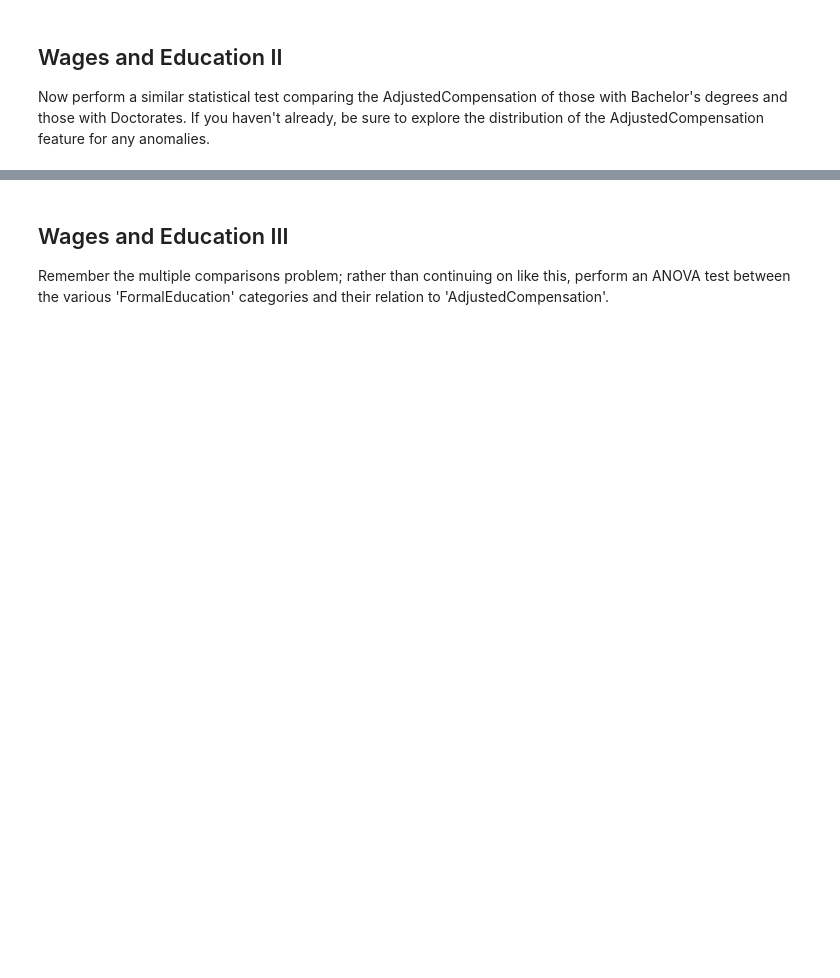
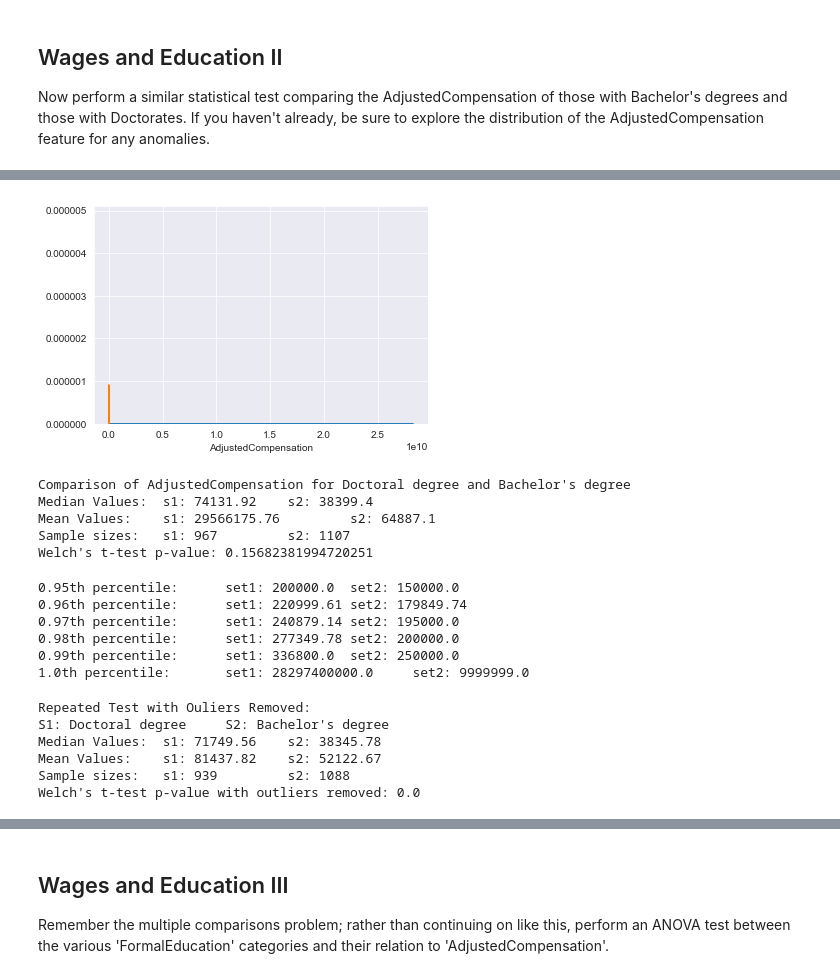
Before and after one commit to magnawhale/dsc-in-depth-ab-testing-lab-online-ds-ft-051319, a Jupyter notebook: index.ipynb, the cells around one changed output, grey strips where cells are left out. Cells and saved outputs as stored; diff of their text form; code cells hidden in the pictures; blank space fills up the shorter version.

```diff
--- a/index.ipynb
+++ b/index.ipynb
@@ -90,0 +170,61 @@ Welch's t-test p-value with outliers removed: 0.0
+# %%
+#Subset the appropriate data into 2 groups
+f1 = 'FormalEducation'
+f2 = 'AdjustedCompensation'
+f1c1 = 'Doctoral degree'
+f1c2 = "Bachelor's degree"
+
+# the ~ essentially means 'not'...it produces the opposite output from what
+# the rest of the argument would seem to return (e.g. ~True returns False)
+subset = df[(~df[f1].isnull()) & (~df[f2].isnull())]
+s1 = subset[subset[f1]==f1c1][f2]
+s2 = subset[subset[f1]==f1c2][f2]
+
+sns.distplot(s1)
+sns.distplot(s2);
+# %% [output]
+[figure, added]
+# %%
+print('Comparison of {} for {} and {}'.format(f2, f1c1, f1c2))
+print("Median Values: \ts1: {} \ts2: {}".format(round(s1.median(),2), round(s2.median(),2)))
+print("Mean Values: \ts1: {} \ts2: {}".format(round(s1.mean(),2), round(s2.mean(),2)))
+print('Sample sizes: \ts1: {} \ts2: {}'.format(len(s1), len(s2)))
+print("Welch's t-test p-value:", p_value(s1, s2))
+# %% [output]
+Comparison of AdjustedCompensation for Doctoral degree and Bachelor's degree
+Median Values:  s1: 74131.92    s2: 38399.4
+Mean Values:    s1: 29566175.76         s2: 64887.1
+Sample sizes:   s1: 967         s2: 1107
+Welch's t-test p-value: 0.15682381994720251
+# %%
+#Investigate Percentiles
+for q in np.linspace(.95, 1, num=6):
+    s1q =  round(s1.quantile(q=q), 2)
+    s2q =  round(s2.quantile(q=q), 2)
+    print('{}th percentile:\tset1: {}\tset2: {}'.format(round(q,2), s1q, s2q))
+# %% [output]
+0.95th percentile:      set1: 200000.0  set2: 150000.0
+0.96th percentile:      set1: 220999.61 set2: 179849.74
+0.97th percentile:      set1: 240879.14 set2: 195000.0
+0.98th percentile:      set1: 277349.78 set2: 200000.0
+0.99th percentile:      set1: 336800.0  set2: 250000.0
+1.0th percentile:       set1: 28297400000.0     set2: 9999999.0
+# %%
+print('Repeated Test with Ouliers Removed:')
+print('S1: {}\tS2: {}'.format(f1c1, f1c2))
+
+# set outlier threshold to be double the 99th percentile for Master's degrees ($500,000)
+outlier_threshold = 250000
+s1 = subset[(subset[f1]==f1c1) & (subset[f2]<=outlier_threshold) & (subset[f2]!=0)][f2]
+s2 = subset[(subset[f1]==f1c2) & (subset[f2]<=outlier_threshold) & (subset[f2]!=0)][f2]
+print("Median Values: \ts1: {} \ts2: {}".format(round(s1.median(),2), round(s2.median(),2)))
+print("Mean Values: \ts1: {} \ts2: {}".format(round(s1.mean(),2), round(s2.mean(),2)))
+print('Sample sizes: \ts1: {} \ts2: {}'.format(len(s1), len(s2)))
+print("Welch's t-test p-value with outliers removed:", p_value(s1, s2))
+# %% [output]
+Repeated Test with Ouliers Removed:
+S1: Doctoral degree     S2: Bachelor's degree
+Median Values:  s1: 71749.56    s2: 38345.78
+Mean Values:    s1: 81437.82    s2: 52122.67
+Sample sizes:   s1: 939         s2: 1088
+Welch's t-test p-value with outliers removed: 0.0
```
Also changed, not shown: parts of 20 cells of this notebook.
